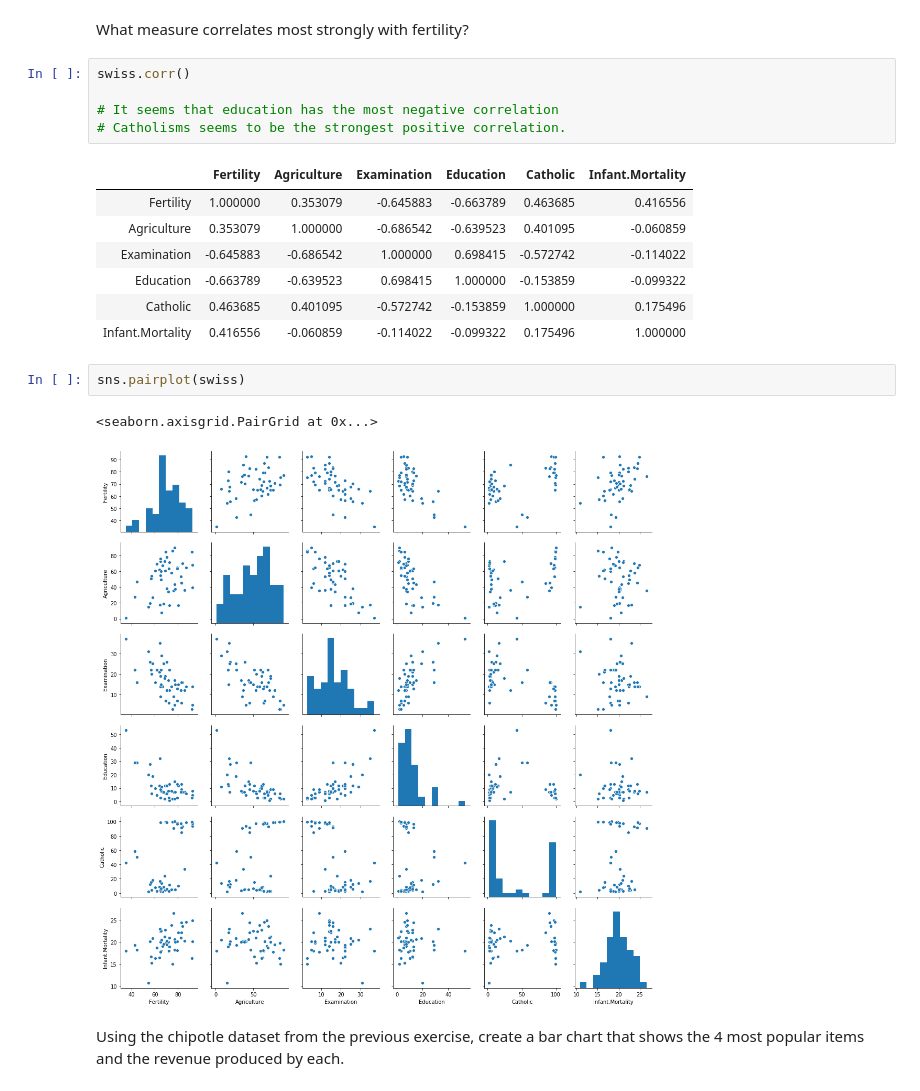
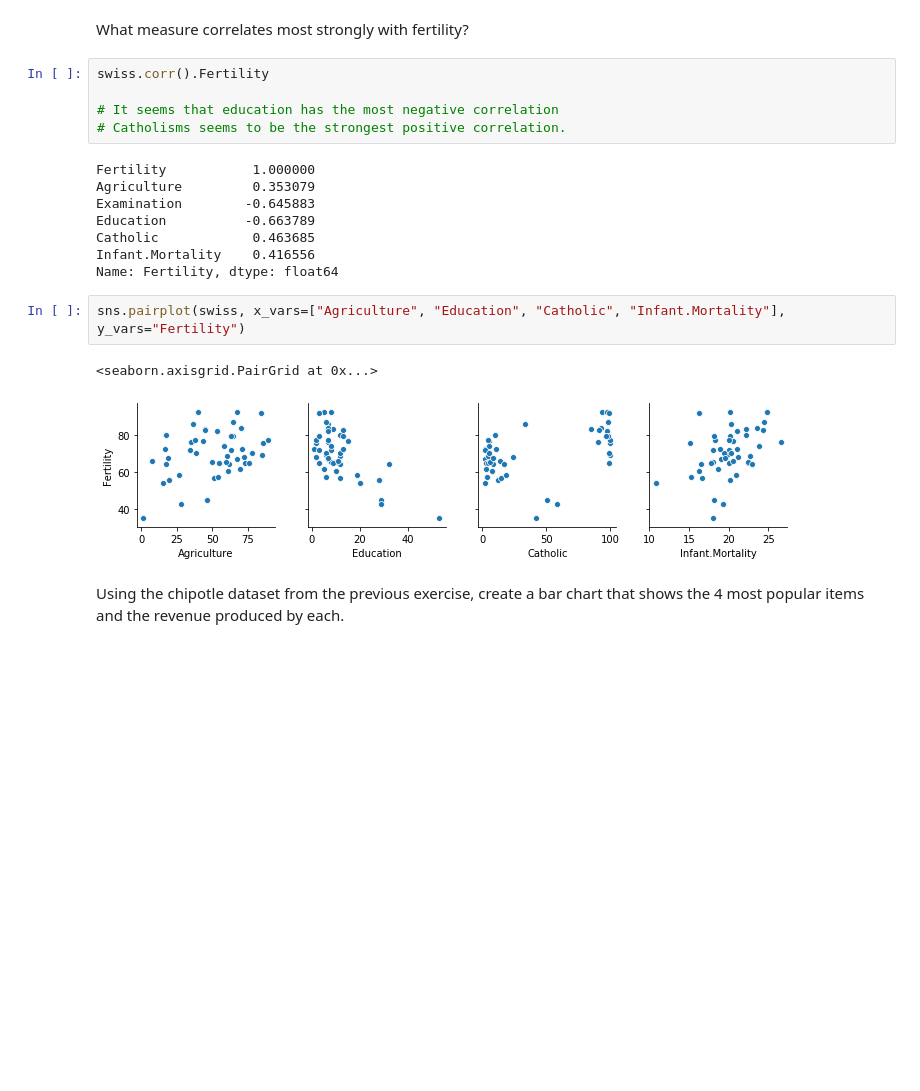
Before and after one commit to guedanie/python-exercises, a Jupyter notebook: 4.8.5_seaborn_exercises.ipynb, the cells around one changed output. Cells and saved outputs as stored; diff of their text form; blank space fills up the shorter version.

```diff
--- a/4.8.5_seaborn_exercises.ipynb
+++ b/4.8.5_seaborn_exercises.ipynb
@@ -198,23 +198,23 @@ swiss[is_catholic].sort_values(by = "Catholic", ascending = False)
 # %% [markdown]
 What measure correlates most strongly with fertility?
 # %%
-swiss.corr()
+swiss.corr().Fertility
 
 # It seems that education has the most negative correlation
 # Catholisms seems to be the strongest positive correlation.
 # %% [output]
-|  | Fertility | Agriculture | Examination | Education | Catholic | Infant.Mortality |
-| Fertility | 1.000000 | 0.353079 | -0.645883 | -0.663789 | 0.463685 | 0.416556 |
-| Agriculture | 0.353079 | 1.000000 | -0.686542 | -0.639523 | 0.401095 | -0.060859 |
-| Examination | -0.645883 | -0.686542 | 1.000000 | 0.698415 | -0.572742 | -0.114022 |
-| Education | -0.663789 | -0.639523 | 0.698415 | 1.000000 | -0.153859 | -0.099322 |
-| Catholic | 0.463685 | 0.401095 | -0.572742 | -0.153859 | 1.000000 | 0.175496 |
-| Infant.Mortality | 0.416556 | -0.060859 | -0.114022 | -0.099322 | 0.175496 | 1.000000 |
+Fertility           1.000000
+Agriculture         0.353079
+Examination        -0.645883
+Education          -0.663789
+Catholic            0.463685
+Infant.Mortality    0.416556
+Name: Fertility, dtype: float64
-# %%
-sns.pairplot(swiss)
-# %% [output]
-<seaborn.axisgrid.PairGrid at 0x...>
-[figure, removed]
+# %%
+sns.pairplot(swiss, x_vars=["Agriculture", "Education", "Catholic", "Infant.Mortality"], y_vars="Fertility")
+# %% [output]
+<seaborn.axisgrid.PairGrid at 0x...>
+[figure, added]
 # %% [markdown]
 Using the chipotle dataset from the previous exercise, create a bar chart that shows the 4 most popular items and the revenue produced by each.
 # %%
```
Also changed, not shown: parts of 6 cells of this notebook.
